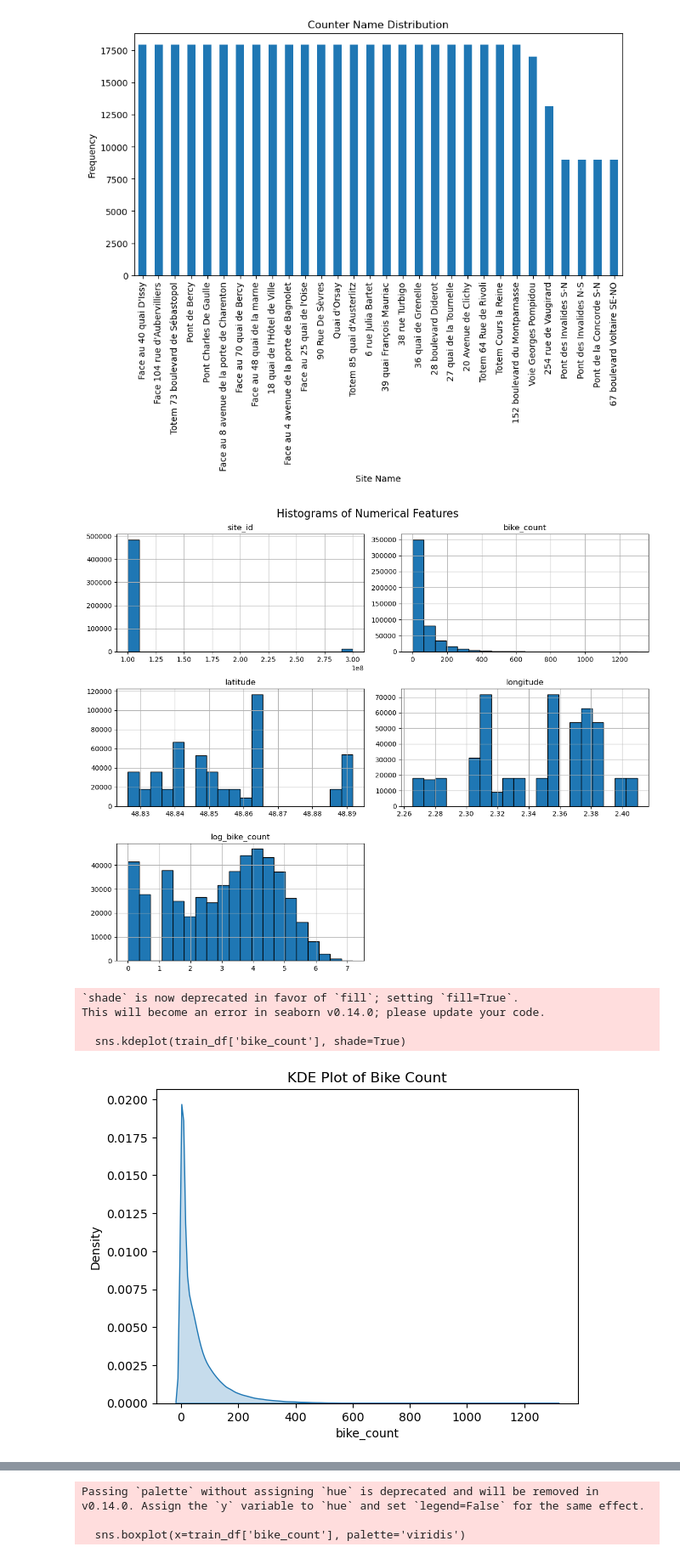
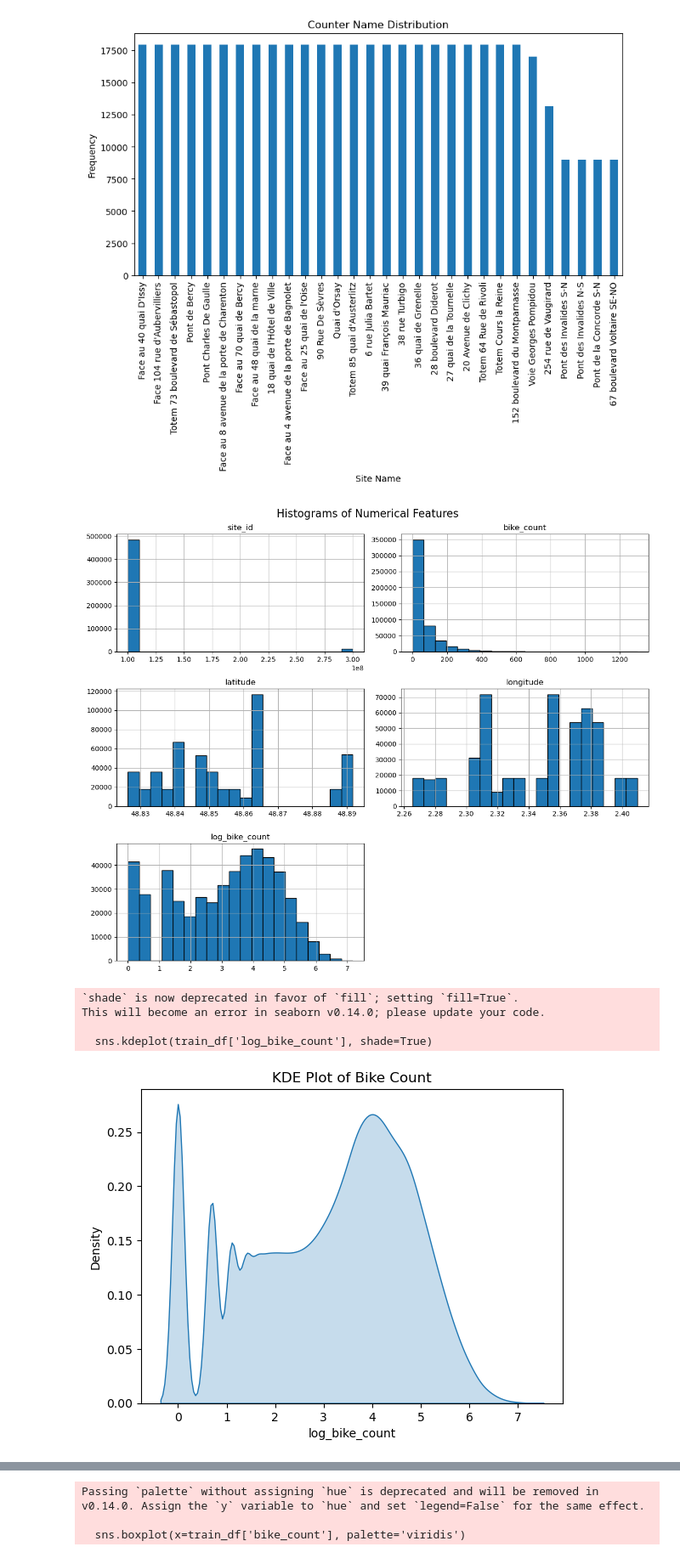
Before and after one commit to magdalenajankowska/tools_for_ds, a Jupyter notebook: EDA.ipynb, the cells around one changed output, grey strips where cells are left out. Shown at 85% size. Cells and saved outputs as stored; diff of their text form; code cells hidden in the pictures.

```diff
--- a/EDA.ipynb
+++ b/EDA.ipynb
@@ -98,22 +97,22 @@ counter_technical_id: 30 unique values
 # %%
 
 numerical_columns = train_df.select_dtypes(include=['float64', 'int64']).columns
 train_df[numerical_columns].hist(figsize=(12, 10), bins=20, edgecolor='black')
 plt.suptitle("Histograms of Numerical Features", fontsize=16)
 plt.tight_layout()
 plt.show()
 
 
-sns.kdeplot(train_df['bike_count'], shade=True)
+sns.kdeplot(train_df['log_bike_count'], shade=True)
 plt.title("KDE Plot of Bike Count")
 plt.show()
 # %% [output]
 [figure]
 `shade` is now deprecated in favor of `fill`; setting `fill=True`.
 This will become an error in seaborn v0.14.0; please update your code.
 
-  sns.kdeplot(train_df['bike_count'], shade=True)
+  sns.kdeplot(train_df['log_bike_count'], shade=True)
-[figure, old version]
+[figure, new version]
 # %%
 # Correlation heatmap
 corr_matrix = train_df[numerical_columns].corr()
```
Also changed, not shown: parts of 36 cells of this notebook.
